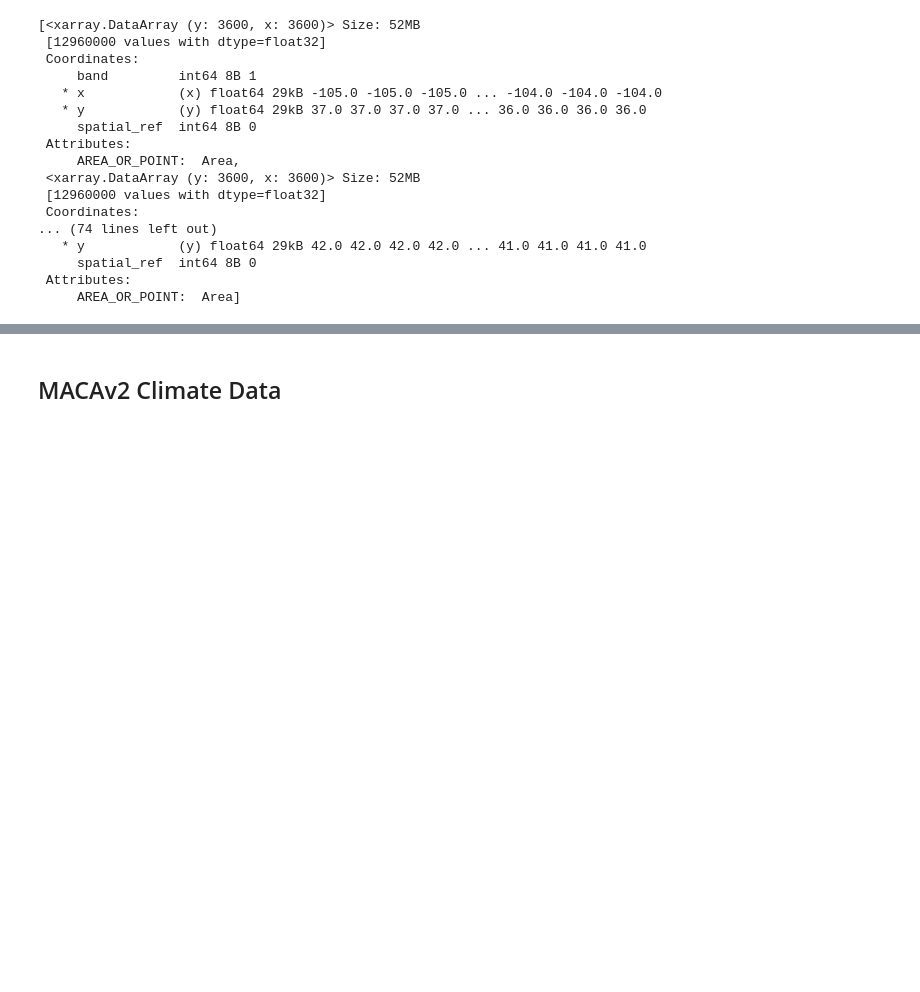
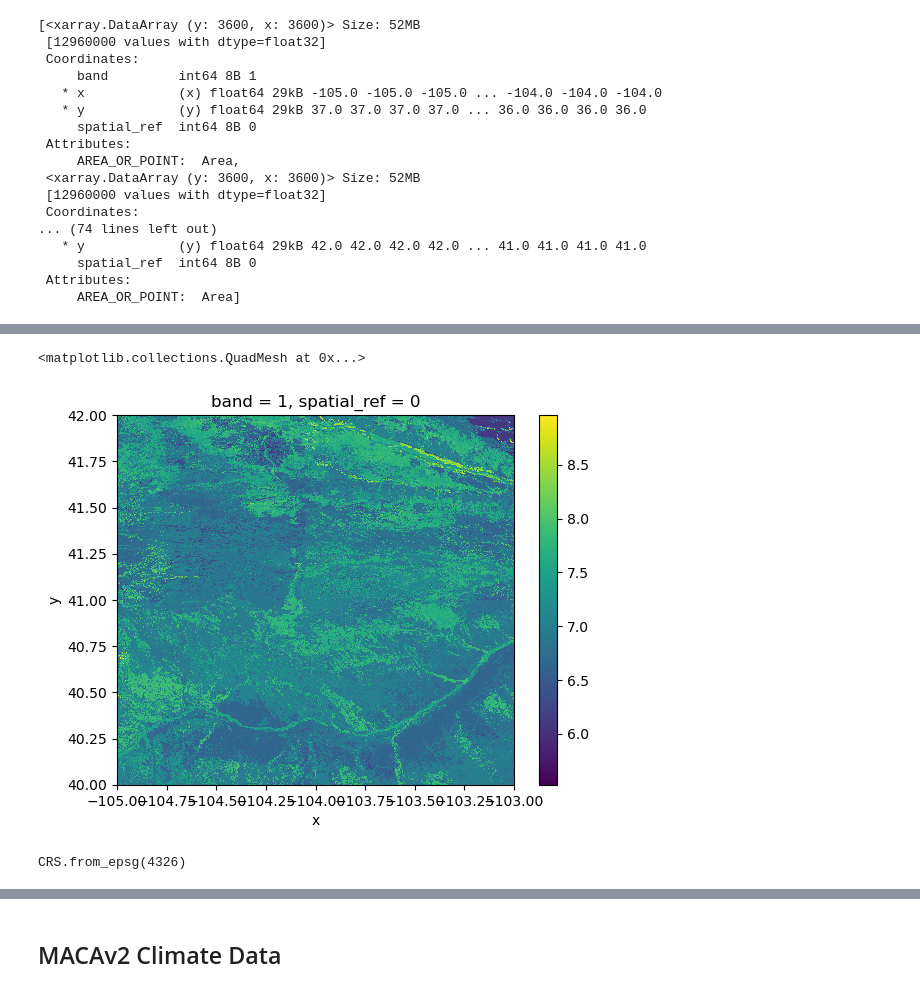
Before and after one commit to akpost21/Habitat-Suitability, a Jupyter notebook: habitat_suitability_workflow.ipynb, the cells around one changed output, grey strips where cells are left out. Cells and saved outputs as stored; diff of their text form; code cells hidden in the pictures; blank space fills up the shorter version.

```diff
--- a/habitat_suitability_workflow.ipynb
+++ b/habitat_suitability_workflow.ipynb
@@ -379,0 +365,11 @@ merged_soil_das.plot()
+# %%
+# Plot
+pawnee_merged_soil_das.plot()
+# %% [output]
+<matplotlib.collections.QuadMesh at 0x...>
+[figure, added]
+# %%
+# Check CRS of soil data
+pawnee_merged_soil_das.rio.crs
+# %% [output]
+CRS.from_epsg(4326)
```
Also changed, not shown: parts of 16 cells of this notebook.
